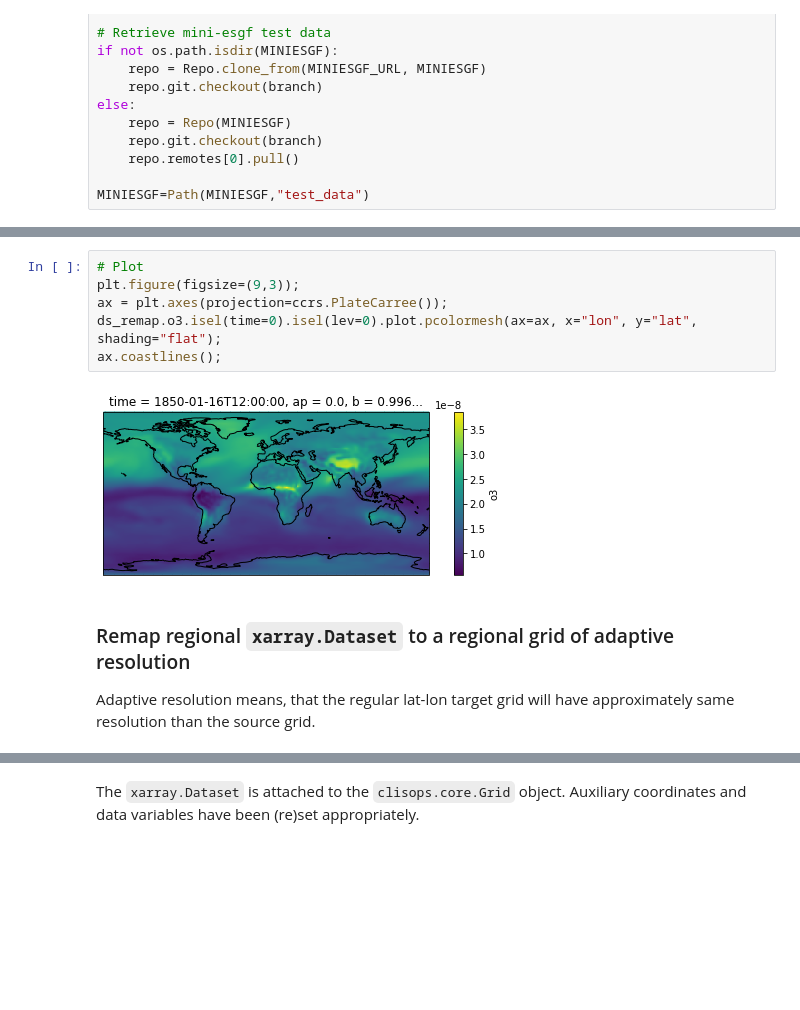
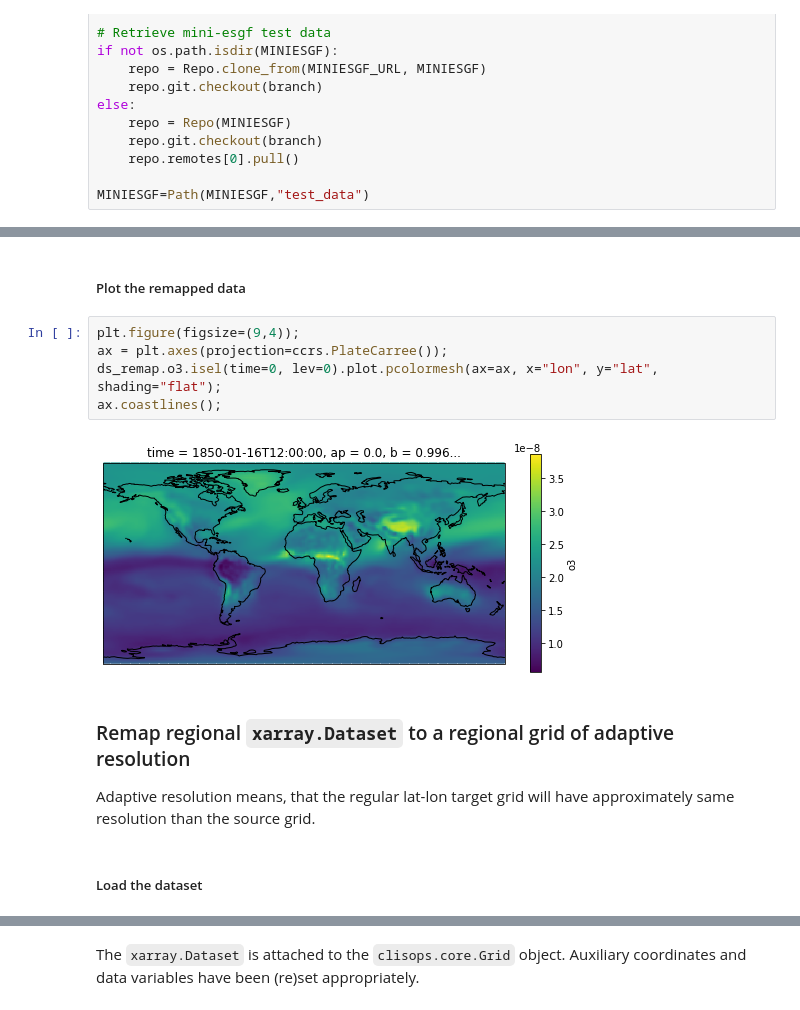
Before and after one commit to roocs/regrid-prototype, a Jupyter notebook: docs/notebooks/regrid_prototype.ipynb, the cells around one changed output, grey strips where cells are left out. Cells and saved outputs as stored; diff of their text form; blank space fills up the shorter version.

```diff
--- a/docs/notebooks/regrid_prototype.ipynb
+++ b/docs/notebooks/regrid_prototype.ipynb
@@ -122,15 +127,18 @@ Coordinates:
     regrid_operation:             bilinear_96x192_180x360_peri
     regrid_tool:                  xESMF_v0.6.1
     regrid_weights_uid:           20d38455170b1db562edb4f5e06d3cc6_d24f4f689f...
+# %% [markdown]
+##### Plot the remapped data
 # %%
-# Plot
-plt.figure(figsize=(9,3));
+plt.figure(figsize=(9,4));
 ax = plt.axes(projection=ccrs.PlateCarree());
-ds_remap.o3.isel(time=0).isel(lev=0).plot.pcolormesh(ax=ax, x="lon", y="lat", shading="flat");
+ds_remap.o3.isel(time=0, lev=0).plot.pcolormesh(ax=ax, x="lon", y="lat", shading="flat");
 ax.coastlines();
 # %% [output]
-[figure, old version]
+[figure, new version]
 # %% [markdown]
 ### Remap regional `xarray.Dataset` to a regional grid of adaptive resolution
 Adaptive resolution means, that the regular lat-lon target grid will have approximately same resolution than the source grid.
+# %% [markdown]
+##### Load the dataset
 # %%
```
Also changed, not shown: parts of 56 cells of this notebook, 2 other files.
